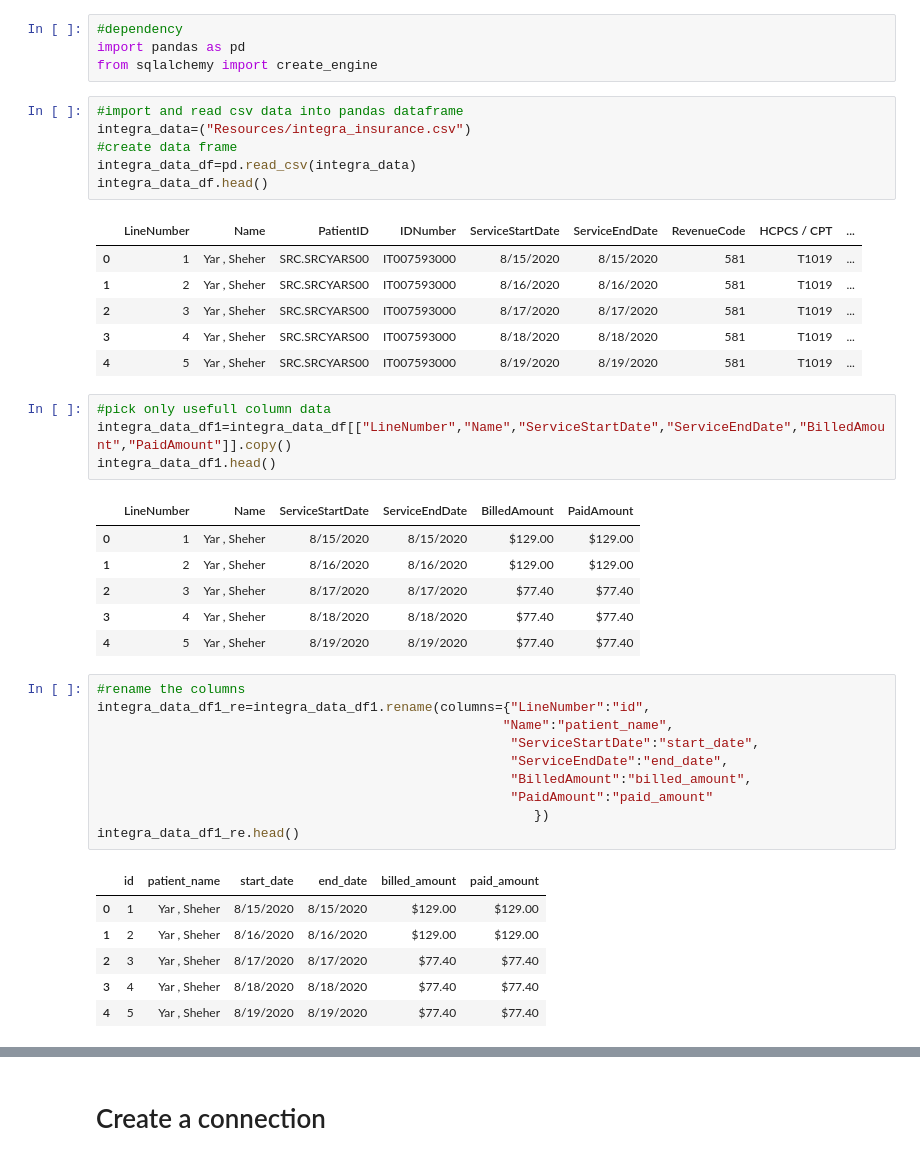
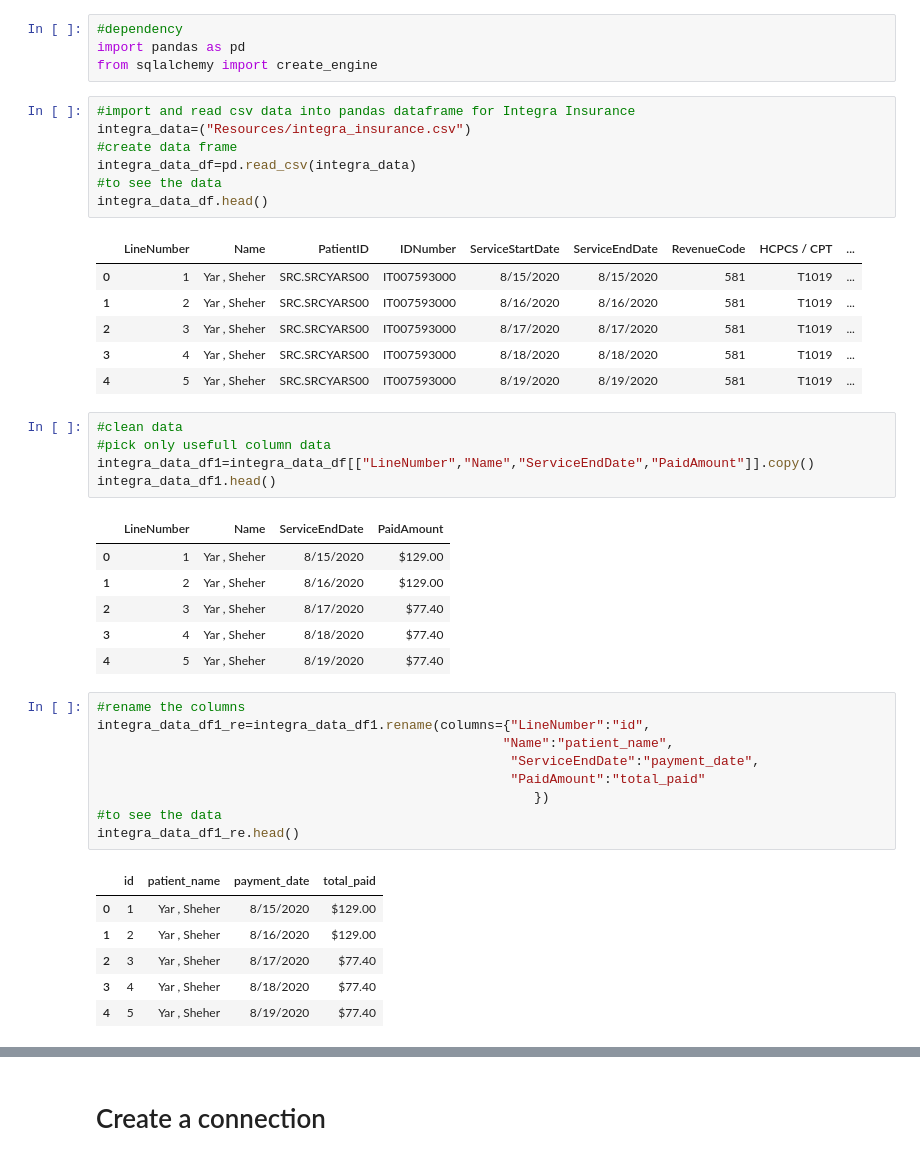
Before and after one commit to AakashRahman/etl-project, a Jupyter notebook: payment_info.ipynb, the cells around one changed output, grey strips where cells are left out. Cells and saved outputs as stored; diff of their text form.

```diff
--- a/payment_info.ipynb
+++ b/payment_info.ipynb
@@ -5,10 +5,11 @@
 import pandas as pd
 from sqlalchemy import create_engine
 # %%
-#import and read csv data into pandas dataframe
+#import and read csv data into pandas dataframe for Integra Insurance
 integra_data=("Resources/integra_insurance.csv")
 #create data frame
 integra_data_df=pd.read_csv(integra_data)
+#to see the data
 integra_data_df.head()
 # %% [output]
 |  | LineNumber | Name | PatientID | IDNumber | ServiceStartDate | ServiceEndDate | RevenueCode | HCPCS / CPT | ... |
@@ -18,33 +19,33 @@ integra_data_df.head()
 | 3 | 4 | Yar , Sheher | SRC.SRCYARS00 | IT007593000 | 8/18/2020 | 8/18/2020 | 581 | T1019 | ... |
 | 4 | 5 | Yar , Sheher | SRC.SRCYARS00 | IT007593000 | 8/19/2020 | 8/19/2020 | 581 | T1019 | ... |
 # %%
+#clean data
 #pick only usefull column data
-integra_data_df1=integra_data_df[["LineNumber","Name","ServiceStartDate","ServiceEndDate","BilledAmount","PaidAmount"]].copy()
+integra_data_df1=integra_data_df[["LineNumber","Name","ServiceEndDate","PaidAmount"]].copy()
 integra_data_df1.head()
 # %% [output]
-|  | LineNumber | Name | ServiceStartDate | ServiceEndDate | BilledAmount | PaidAmount |
-| 0 | 1 | Yar , Sheher | 8/15/2020 | 8/15/2020 | $129.00 | $129.00 |
-| 1 | 2 | Yar , Sheher | 8/16/2020 | 8/16/2020 | $129.00 | $129.00 |
-| 2 | 3 | Yar , Sheher | 8/17/2020 | 8/17/2020 | $77.40 | $77.40 |
-| 3 | 4 | Yar , Sheher | 8/18/2020 | 8/18/2020 | $77.40 | $77.40 |
-| 4 | 5 | Yar , Sheher | 8/19/2020 | 8/19/2020 | $77.40 | $77.40 |
+|  | LineNumber | Name | ServiceEndDate | PaidAmount |
+| 0 | 1 | Yar , Sheher | 8/15/2020 | $129.00 |
+| 1 | 2 | Yar , Sheher | 8/16/2020 | $129.00 |
+| 2 | 3 | Yar , Sheher | 8/17/2020 | $77.40 |
+| 3 | 4 | Yar , Sheher | 8/18/2020 | $77.40 |
+| 4 | 5 | Yar , Sheher | 8/19/2020 | $77.40 |
 # %%
 #rename the columns
 integra_data_df1_re=integra_data_df1.rename(columns={"LineNumber":"id",
                                                     "Name":"patient_name",
-                                                     "ServiceStartDate":"start_date",
-                                                     "ServiceEndDate":"end_date",
-                                                     "BilledAmount":"billed_amount",
-                                                     "PaidAmount":"paid_amount"
+                                                     "ServiceEndDate":"payment_date",
+                                                     "PaidAmount":"total_paid"
                                                         })
+#to see the data
 integra_data_df1_re.head()
 # %% [output]
-|  | id | patient_name | start_date | end_date | billed_amount | paid_amount |
-| 0 | 1 | Yar , Sheher | 8/15/2020 | 8/15/2020 | $129.00 | $129.00 |
-| 1 | 2 | Yar , Sheher | 8/16/2020 | 8/16/2020 | $129.00 | $129.00 |
-| 2 | 3 | Yar , Sheher | 8/17/2020 | 8/17/2020 | $77.40 | $77.40 |
-| 3 | 4 | Yar , Sheher | 8/18/2020 | 8/18/2020 | $77.40 | $77.40 |
-| 4 | 5 | Yar , Sheher | 8/19/2020 | 8/19/2020 | $77.40 | $77.40 |
+|  | id | patient_name | payment_date | total_paid |
+| 0 | 1 | Yar , Sheher | 8/15/2020 | $129.00 |
+| 1 | 2 | Yar , Sheher | 8/16/2020 | $129.00 |
+| 2 | 3 | Yar , Sheher | 8/17/2020 | $77.40 |
+| 3 | 4 | Yar , Sheher | 8/18/2020 | $77.40 |
+| 4 | 5 | Yar , Sheher | 8/19/2020 | $77.40 |
 # %%
 #set primary key as patient_id
 integra_data_df1_re.set_index("id", inplace=True)
```
Also changed, not shown: parts of 11 cells of this notebook, 17 other files.
